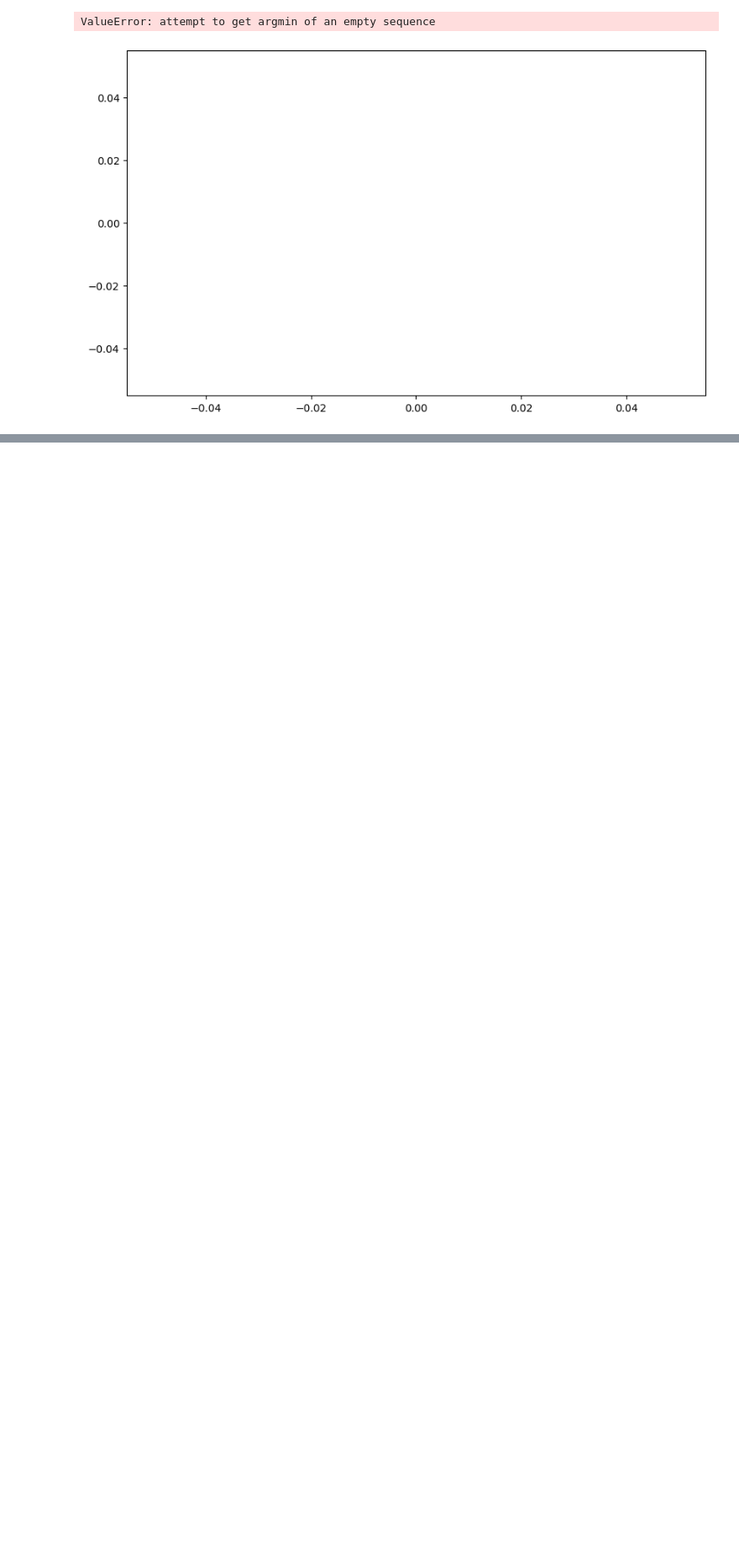
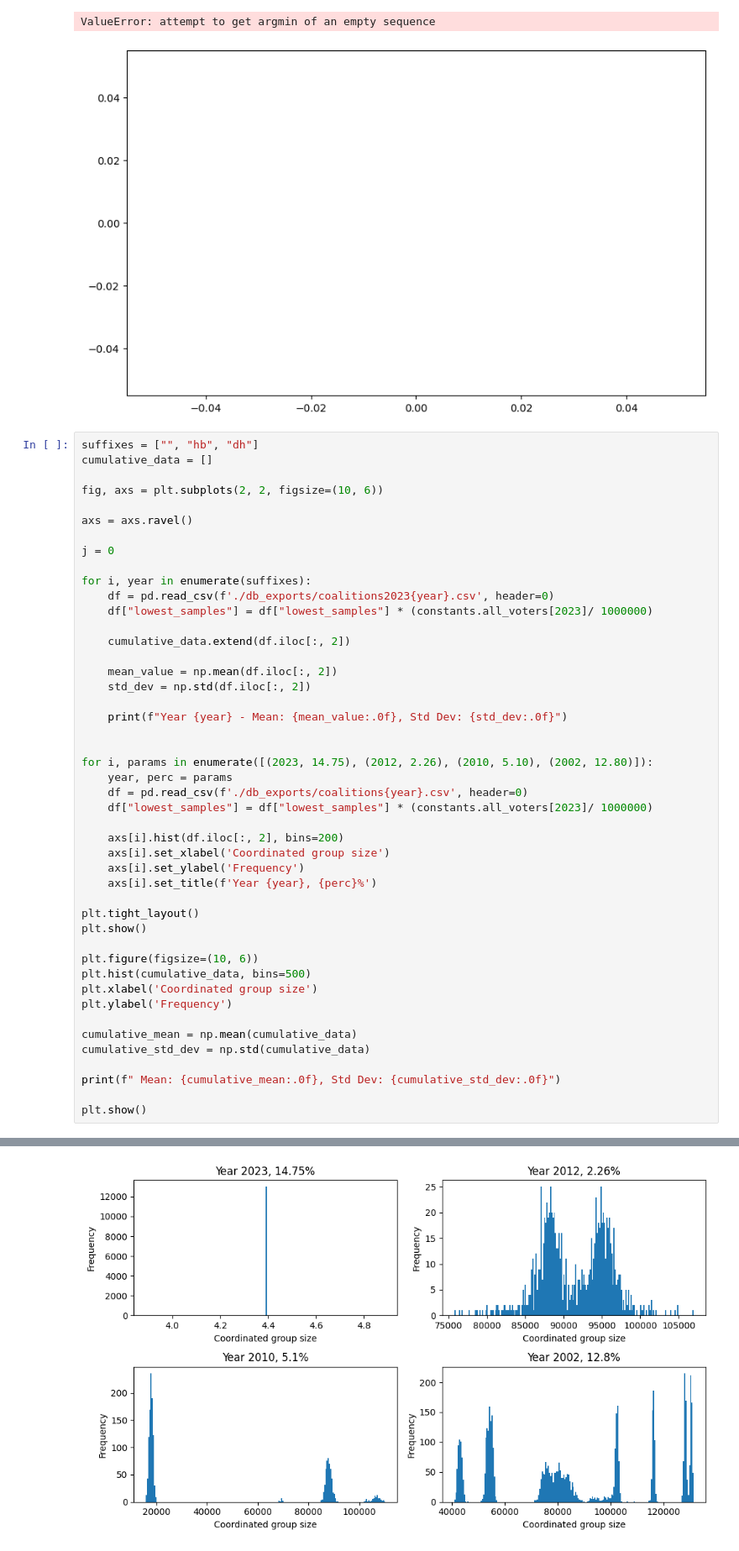
Before and after one commit to JnKamas/bc-praca, a Jupyter notebook: question_5.ipynb, the cells around one changed output, grey strips where cells are left out. Shown: that part at 84% size. Drawn from its saved outputs; the diff is of its cells as text; blank space fills up the shorter version.

```diff
--- a/question_5.ipynb
+++ b/question_5.ipynb
@@ -204,3 +204,50 @@ print(f"Mean: {mean_value:.2f}, Std Dev: {std_dev:.2f}")
 # %% [output]
 ValueError: attempt to get argmin of an empty sequence
 [figure]
+# %%
+suffixes = ["", "hb", "dh"]
+cumulative_data = []
+
+fig, axs = plt.subplots(2, 2, figsize=(10, 6))
+
+axs = axs.ravel()
+
+j = 0
+
+for i, year in enumerate(suffixes):
+    df = pd.read_csv(f'./db_exports/coalitions2023{year}.csv', header=0)
+    df["lowest_samples"] = df["lowest_samples"] * (constants.all_voters[2023]/ 1000000)
+
+    cumulative_data.extend(df.iloc[:, 2])
+
+    mean_value = np.mean(df.iloc[:, 2])
+    std_dev = np.std(df.iloc[:, 2])
+
+    print(f"Year {year} - Mean: {mean_value:.0f}, Std Dev: {std_dev:.0f}")
+
+
+for i, params in enumerate([(2023, 14.75), (2012, 2.26), (2010, 5.10), (2002, 12.80)]):
+    year, perc = params
+    df = pd.read_csv(f'./db_exports/coalitions{year}.csv', header=0)
+    df["lowest_samples"] = df["lowest_samples"] * (constants.all_voters[2023]/ 1000000)
+
+    axs[i].hist(df.iloc[:, 2], bins=200)
+    axs[i].set_xlabel('Coordinated group size')
+    axs[i].set_ylabel('Frequency')
+    axs[i].set_title(f'Year {year}, {perc}%')
+
+plt.tight_layout()
+plt.show()
+
+plt.figure(figsize=(10, 6))
+plt.hist(cumulative_data, bins=500)
+plt.xlabel('Coordinated group size')
+plt.ylabel('Frequency')
+
+cumulative_mean = np.mean(cumulative_data)
+cumulative_std_dev = np.std(cumulative_data)
+
+print(f" Mean: {cumulative_mean:.0f}, Std Dev: {cumulative_std_dev:.0f}")
+
+plt.show()
+# %% [output]
@@ -206,0 +257 @@ ValueError: attempt to get argmin of an empty sequence
+[figure, added]
```
Also changed, not shown: parts of 2 cells of this notebook, 8 other files.
